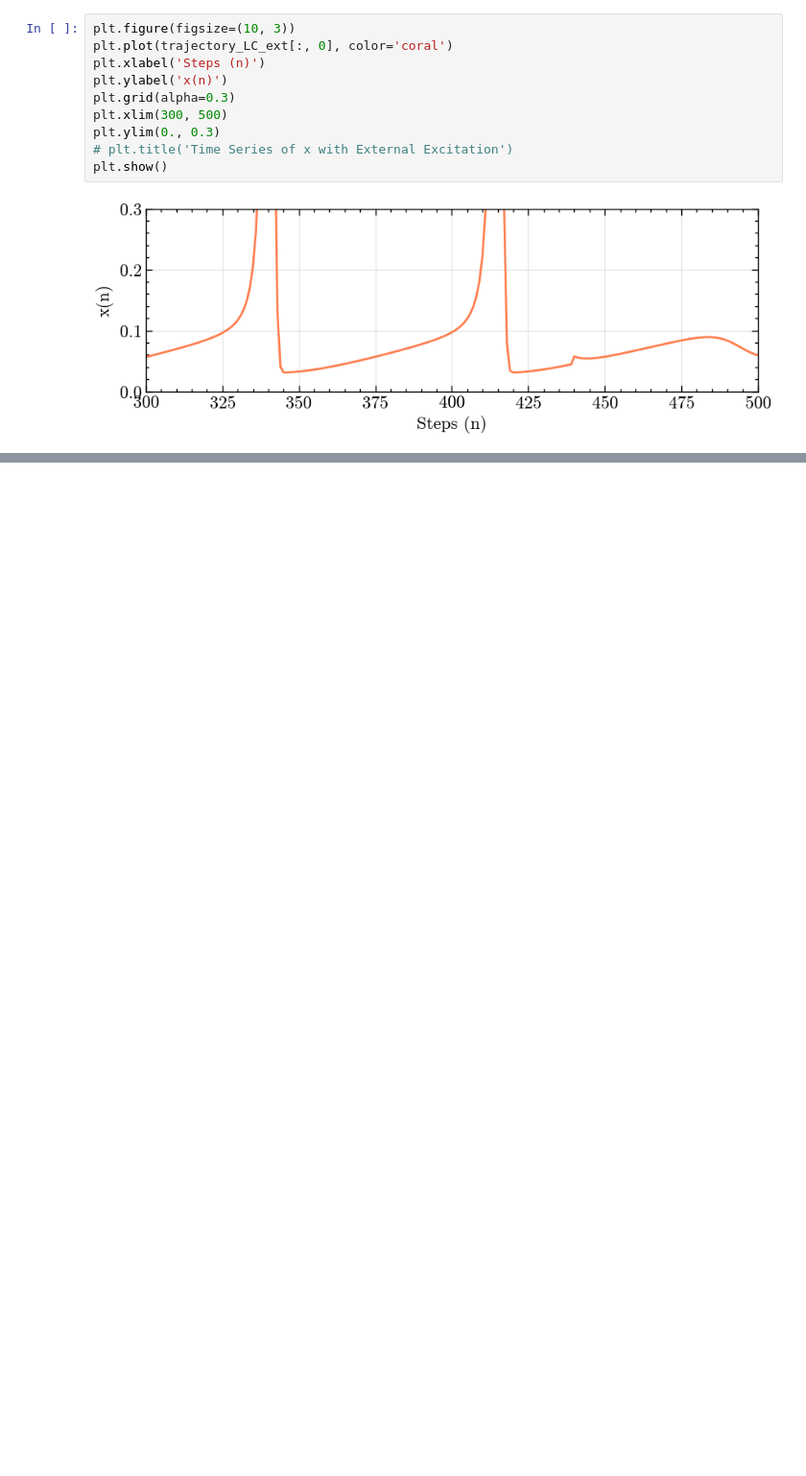
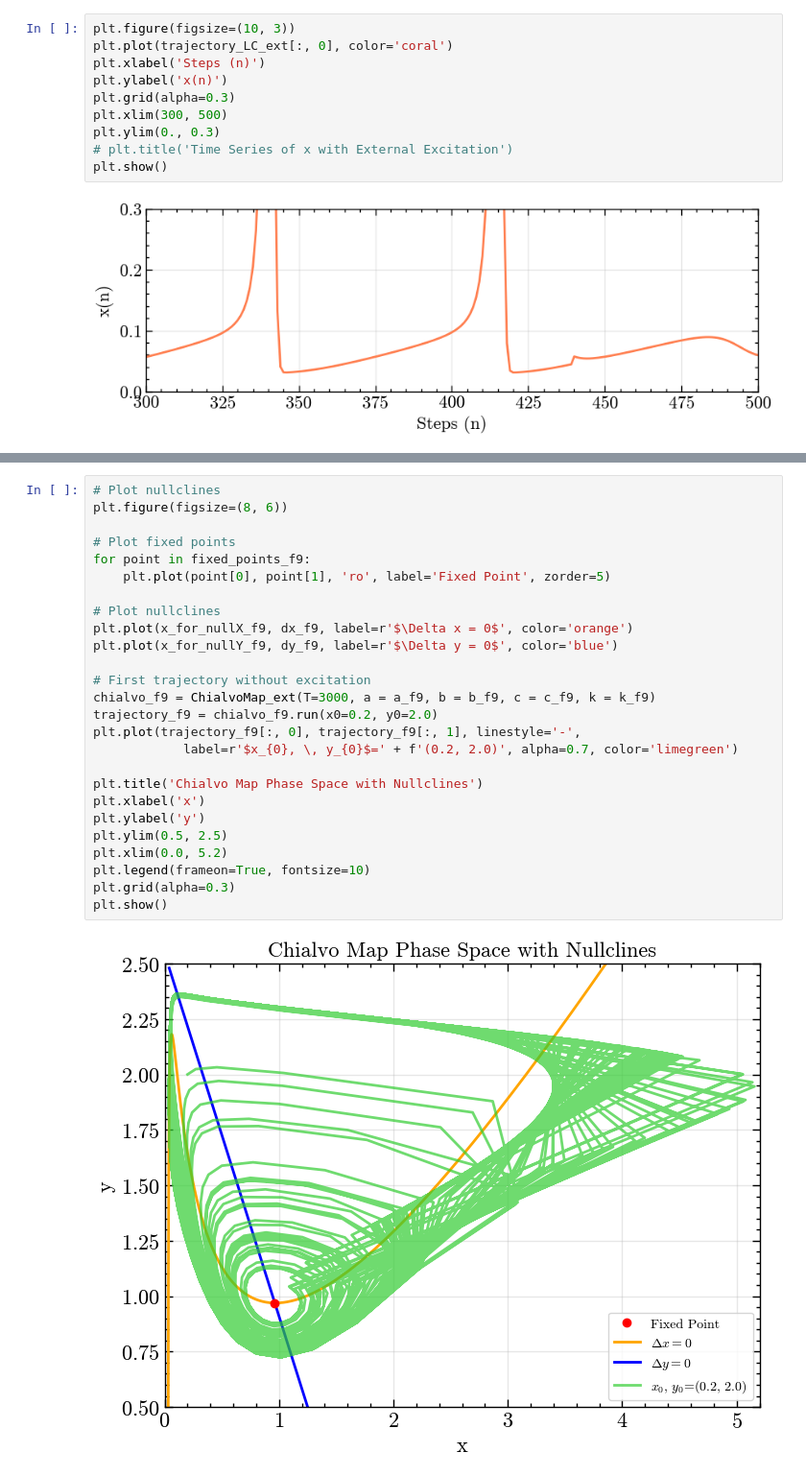
Before and after one commit to alanPalma25/complex_systems, a Jupyter notebook: final_project/chialvo_map.ipynb, the cells around one changed output, grey strips where cells are left out. Shown at 96% size. Drawn from its saved outputs; the diff is of its cells as text; blank space fills up the shorter version.

Commit message:
update Chialvo map notebook

```diff
--- a/final_project/chialvo_map.ipynb
+++ b/final_project/chialvo_map.ipynb
@@ -833,0 +876,28 @@ plt.show()
+# %%
+# Plot nullclines
+plt.figure(figsize=(8, 6))
+
+# Plot fixed points
+for point in fixed_points_f9:
+    plt.plot(point[0], point[1], 'ro', label='Fixed Point', zorder=5)
+
+# Plot nullclines
+plt.plot(x_for_nullX_f9, dx_f9, label=r'$\Delta x = 0$', color='orange')
+plt.plot(x_for_nullY_f9, dy_f9, label=r'$\Delta y = 0$', color='blue')
+
+# First trajectory without excitation
+chialvo_f9 = ChialvoMap_ext(T=3000, a = a_f9, b = b_f9, c = c_f9, k = k_f9)
+trajectory_f9 = chialvo_f9.run(x0=0.2, y0=2.0)
+plt.plot(trajectory_f9[:, 0], trajectory_f9[:, 1], linestyle='-',
+            label=r'$x_{0}, \, y_{0}$=' + f'(0.2, 2.0)', alpha=0.7, color='limegreen')
+
+plt.title('Chialvo Map Phase Space with Nullclines')
+plt.xlabel('x')
+plt.ylabel('y')
+plt.ylim(0.5, 2.5)
+plt.xlim(0.0, 5.2)
+plt.legend(frameon=True, fontsize=10)
+plt.grid(alpha=0.3)
+plt.show()
+# %% [output]
+[figure, added]
```
Also changed, not shown: parts of 4 cells of this notebook.
